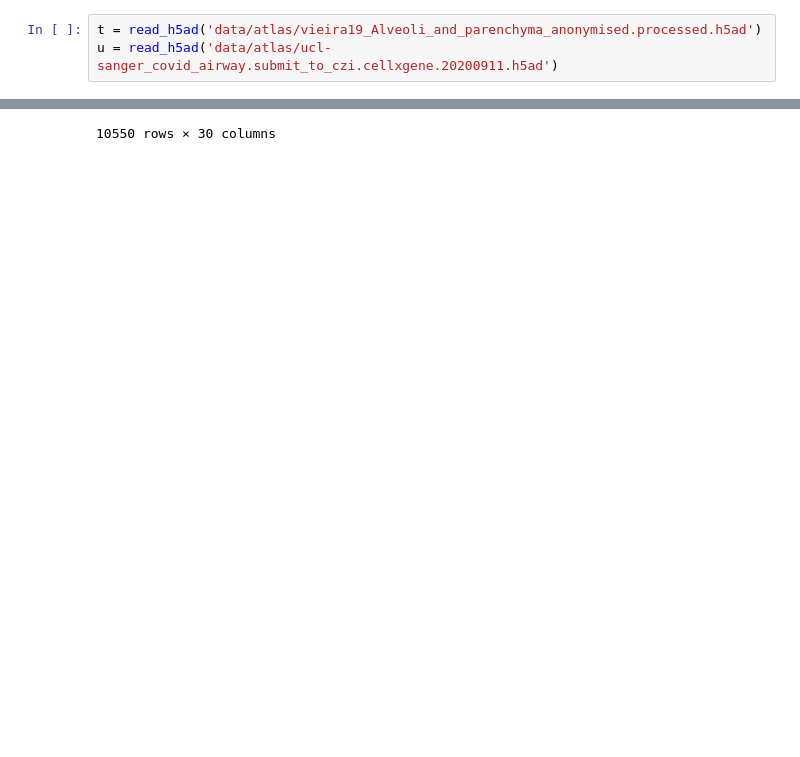
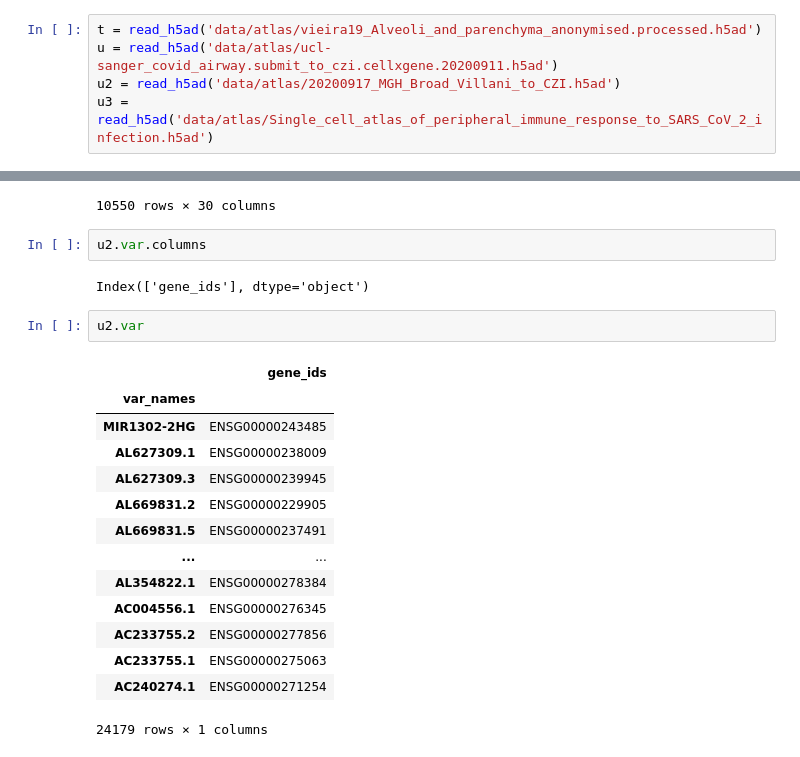
Before and after one commit to namin/biohacker, a Jupyter notebook: singlecell/SingleCellAtlas.ipynb, the cells around one changed output, grey strips where cells are left out. Drawn from its saved outputs; the diff is of its cells as text; blank space fills up the shorter version.

```diff
--- a/singlecell/SingleCellAtlas.ipynb
+++ b/singlecell/SingleCellAtlas.ipynb
@@ -20,6 +21,8 @@ def gene_expression_count(t, gene_name):
 # %%
 t = read_h5ad('data/atlas/vieira19_Alveoli_and_parenchyma_anonymised.processed.h5ad')
 u = read_h5ad('data/atlas/ucl-sanger_covid_airway.submit_to_czi.cellxgene.20200911.h5ad')
+u2 = read_h5ad('data/atlas/20200917_MGH_Broad_Villani_to_CZI.h5ad')
+u3 = read_h5ad('data/atlas/Single_cell_atlas_of_peripheral_immune_response_to_SARS_CoV_2_infection.h5ad')
 # %%
 gene_expression_count(t, 'TMPRSS2')
 # %% [output]
@@ -149,3 +156,24 @@ u.obs
 | TTTGTCATCCCATTTA-CV001_KM8854513 | AP5-NB | 50-60 | F | Asian | Not Hispanic or Latino | Unknown | No | No | No | ... |
 | TTTGTCATCGGTGTCG-CV001_KM8854513 | AP5-NB | 50-60 | F | Asian | Not Hispanic or Latino | Unknown | No | No | No | ... |
 10550 rows × 30 columns
+# %%
+u2.var.columns
+# %% [output]
+Index(['gene_ids'], dtype='object')
+# %%
+u2.var
+# %% [output]
+|  | gene_ids |
+| var_names |  |
+| MIR1302-2HG | ENSG00000243485 |
+| AL627309.1 | ENSG00000238009 |
+| AL627309.3 | ENSG00000239945 |
+| AL669831.2 | ENSG00000229905 |
+| AL669831.5 | ENSG00000237491 |
+| ... | ... |
+| AL354822.1 | ENSG00000278384 |
+| AC004556.1 | ENSG00000276345 |
+| AC233755.2 | ENSG00000277856 |
+| AC233755.1 | ENSG00000275063 |
+| AC240274.1 | ENSG00000271254 |
+24179 rows × 1 columns
```
Also changed, not shown: parts of 8 cells of this notebook.
